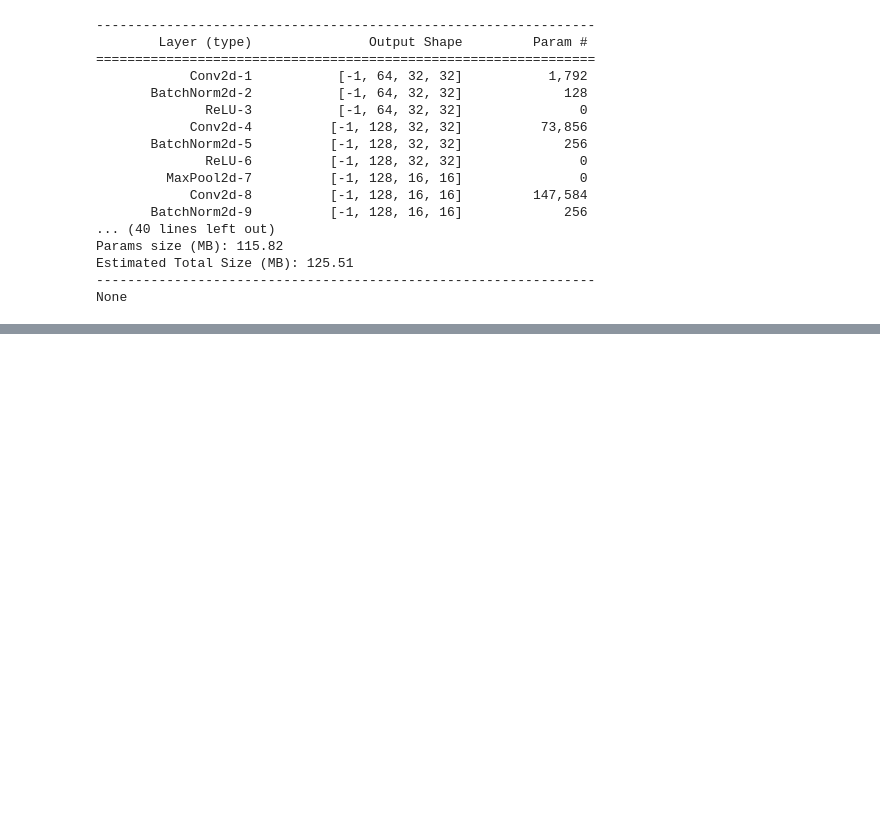
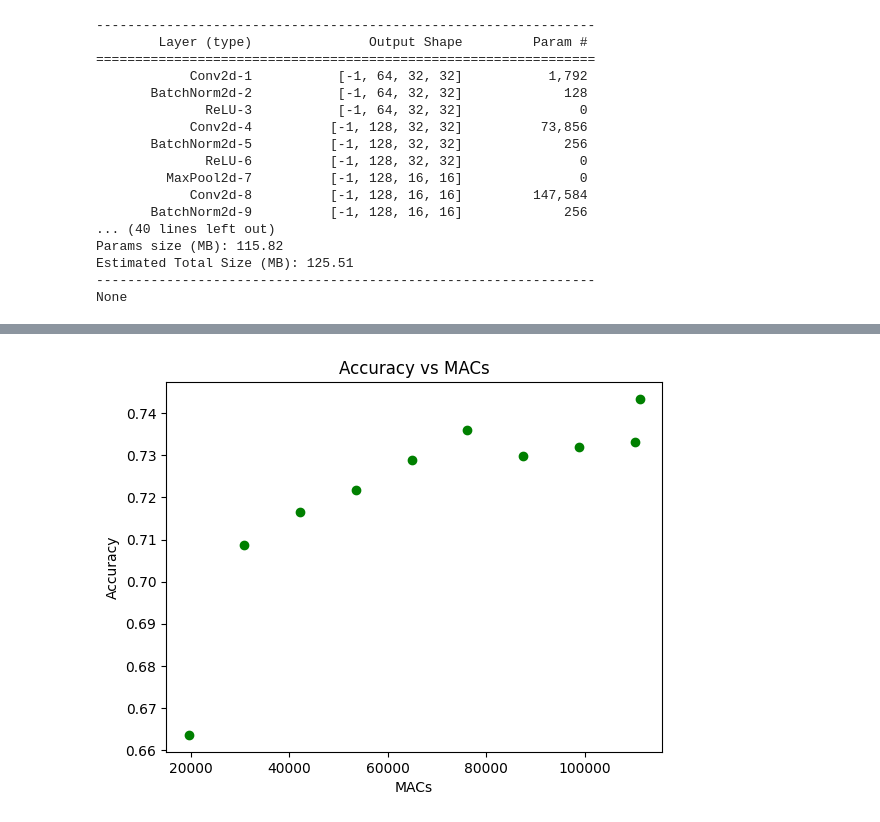
Before and after one commit to master-mbzuai/AI701, a Jupyter notebook: code/ResNet/ResNet1028_to_d_to_100_plus_graph.ipynb, the cells around one changed output, grey strips where cells are left out. Saved outputs shown, nothing was run; the diff lists cells and outputs as text; code cells hidden in the pictures; blank space fills up the shorter version.

```diff
--- a/code/ResNet/ResNet1028_to_d_to_100_plus_graph.ipynb
+++ b/code/ResNet/ResNet1028_to_d_to_100_plus_graph.ipynb
@@ -586,0 +532,5 @@ None
+# %%
+d_list=[0, 10, 20, 30, 40, 50 ,60 , 70, 80, 90]
+macs=[]
+learnable_parameters=[]
+input = (1028,2,2)
@@ -586,0 +569,29 @@ None
+# %%
+# this list was obtained above
+accuracy_list=[0.7434,
+ 0.6636,
+ 0.7087,
+ 0.7165,
+ 0.7218,
+ 0.7288,
+ 0.7361,
+ 0.7299,
+ 0.7319,
+ 0.7331]
+# %%
+plt.scatter(macs, accuracy_list, color='green')
+
+# setting x and y axis range
+
+# naming the x axis
+plt.xlabel('MACs')
+# naming the y axis
+plt.ylabel('Accuracy')
+
+# giving a title to my graph
+plt.title('Accuracy vs MACs')
+
+# function to show the plot
+plt.show()
+# %% [output]
+[figure, added]
```
Also changed, not shown: parts of 6 cells of this notebook, 2 other files.
